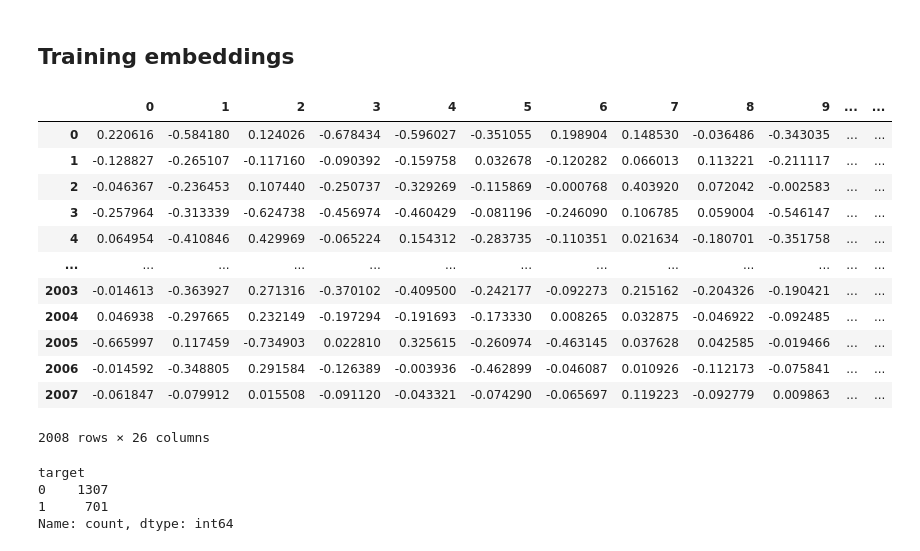
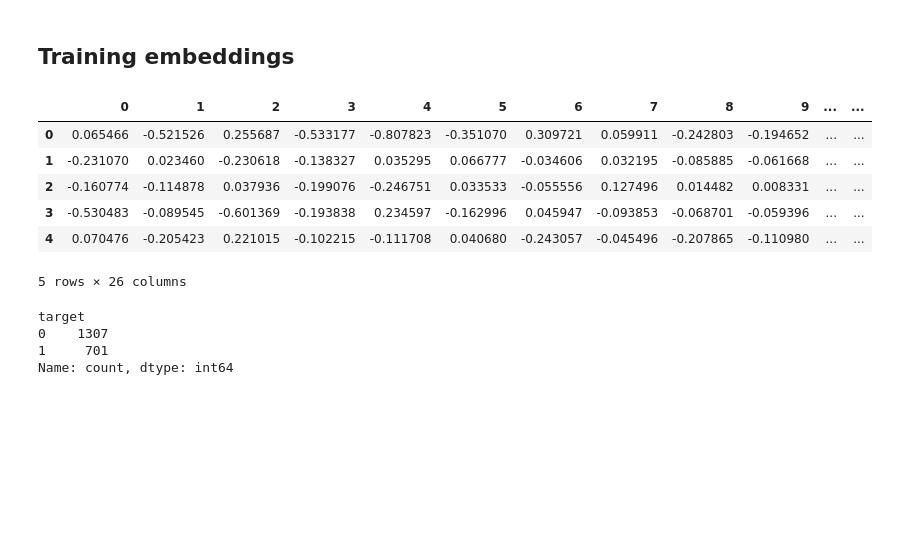
Before and after one commit to PBspacey/wb-category-analysis, a Jupyter notebook: models/nlp_preprocess.ipynb, the cells around one changed output. Drawn from its saved outputs; the diff is of its cells as text; code cells hidden in the pictures; blank space fills up the shorter version.

Commit message:
models are done

```diff
--- a/models/nlp_preprocess.ipynb
+++ b/models/nlp_preprocess.ipynb
@@ -58,6 +60,6 @@ Drive already mounted at /content/drive; to attempt to forcibly remount, call dr
 # %%
-# path = '/content/drive/My Drive/Term/texts_labeled.tsv'
-path = '/Users/nikitasenyatkin/Documents/Мага/2 курс/Thesis/wb-category-analysis/texts_labeled.tsv'
+path = '/content/drive/My Drive/Term/texts_labeled.tsv'
+# path = '/Users/nikitasenyatkin/Documents/Мага/2 курс/Thesis/wb-category-analysis/texts_labeled.tsv'
 # %%
 df = pd.read_csv(path, sep='\t')
 # %%
@@ -155,7 +152,7 @@ preprocessed_df['target'] = preprocessed_df['target'].apply(lambda row: target_l
 tagged_data = [TaggedDocument(words=d, tags=[str(i)]) for i, d in enumerate(preprocessed_df['comment'])]
 
 # creating model
-model = Doc2Vec(vector_size=25, window=2, min_count=1, workers=4, seed=42)
+model = Doc2Vec(vector_size=25, window=7, min_count=2, workers=4, seed=42, dm=True)
 model.build_vocab(tagged_data)
 model.train(tagged_data, total_examples=model.corpus_count, epochs=5)
 
@@ -176,22 +173,16 @@ def counter(class_name):
 # %%
 cb_df = pd.concat([vectors, preprocessed_df['target']], axis=1)
 # cb_df['target'] = cb_df['target'].apply(lambda row: target_labeler(row))
 # weights = [counter(0), counter(1), counter(2)]
-cb_df
+cb_df.head()
 # %% [output]
 |  | 0 | 1 | 2 | 3 | 4 | 5 | 6 | 7 | 8 | 9 | ... | ... |
-| 0 | 0.220616 | -0.584180 | 0.124026 | -0.678434 | -0.596027 | -0.351055 | 0.198904 | 0.148530 | -0.036486 | -0.343035 | ... | ... |
-| 1 | -0.128827 | -0.265107 | -0.117160 | -0.090392 | -0.159758 | 0.032678 | -0.120282 | 0.066013 | 0.113221 | -0.211117 | ... | ... |
-| 2 | -0.046367 | -0.236453 | 0.107440 | -0.250737 | -0.329269 | -0.115869 | -0.000768 | 0.403920 | 0.072042 | -0.002583 | ... | ... |
-| 3 | -0.257964 | -0.313339 | -0.624738 | -0.456974 | -0.460429 | -0.081196 | -0.246090 | 0.106785 | 0.059004 | -0.546147 | ... | ... |
-| 4 | 0.064954 | -0.410846 | 0.429969 | -0.065224 | 0.154312 | -0.283735 | -0.110351 | 0.021634 | -0.180701 | -0.351758 | ... | ... |
-| ... | ... | ... | ... | ... | ... | ... | ... | ... | ... | ... | ... | ... |
-| 2003 | -0.014613 | -0.363927 | 0.271316 | -0.370102 | -0.409500 | -0.242177 | -0.092273 | 0.215162 | -0.204326 | -0.190421 | ... | ... |
-| 2004 | 0.046938 | -0.297665 | 0.232149 | -0.197294 | -0.191693 | -0.173330 | 0.008265 | 0.032875 | -0.046922 | -0.092485 | ... | ... |
-| 2005 | -0.665997 | 0.117459 | -0.734903 | 0.022810 | 0.325615 | -0.260974 | -0.463145 | 0.037628 | 0.042585 | -0.019466 | ... | ... |
-| 2006 | -0.014592 | -0.348805 | 0.291584 | -0.126389 | -0.003936 | -0.462899 | -0.046087 | 0.010926 | -0.112173 | -0.075841 | ... | ... |
-| 2007 | -0.061847 | -0.079912 | 0.015508 | -0.091120 | -0.043321 | -0.074290 | -0.065697 | 0.119223 | -0.092779 | 0.009863 | ... | ... |
+| 0 | 0.065466 | -0.521526 | 0.255687 | -0.533177 | -0.807823 | -0.351070 | 0.309721 | 0.059911 | -0.242803 | -0.194652 | ... | ... |
+| 1 | -0.231070 | 0.023460 | -0.230618 | -0.138327 | 0.035295 | 0.066777 | -0.034606 | 0.032195 | -0.085885 | -0.061668 | ... | ... |
+| 2 | -0.160774 | -0.114878 | 0.037936 | -0.199076 | -0.246751 | 0.033533 | -0.055556 | 0.127496 | 0.014482 | 0.008331 | ... | ... |
+| 3 | -0.530483 | -0.089545 | -0.601369 | -0.193838 | 0.234597 | -0.162996 | 0.045947 | -0.093853 | -0.068701 | -0.059396 | ... | ... |
+| 4 | 0.070476 | -0.205423 | 0.221015 | -0.102215 | -0.111708 | 0.040680 | -0.243057 | -0.045496 | -0.207865 | -0.110980 | ... | ... |
-2008 rows × 26 columns
+5 rows × 26 columns
 # %%
 cb_df.target.value_counts()
 # %% [output]
```
Also changed, not shown: parts of 85 cells of this notebook, 6 other files.
